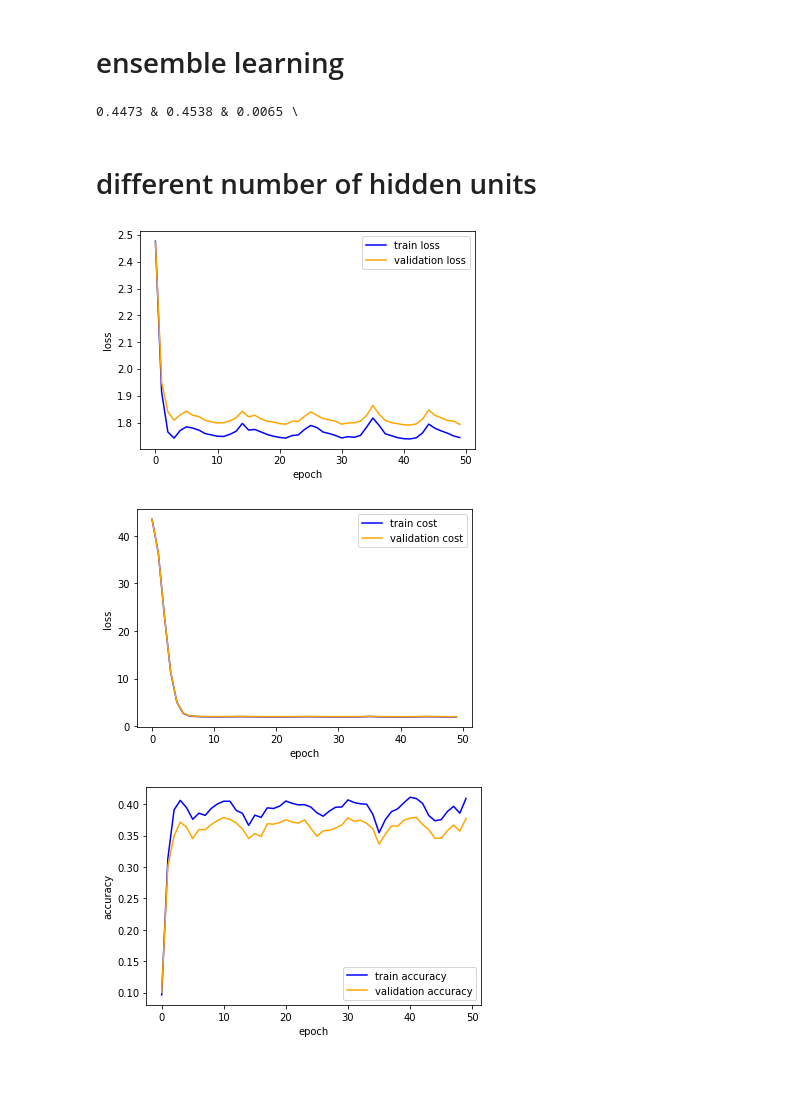
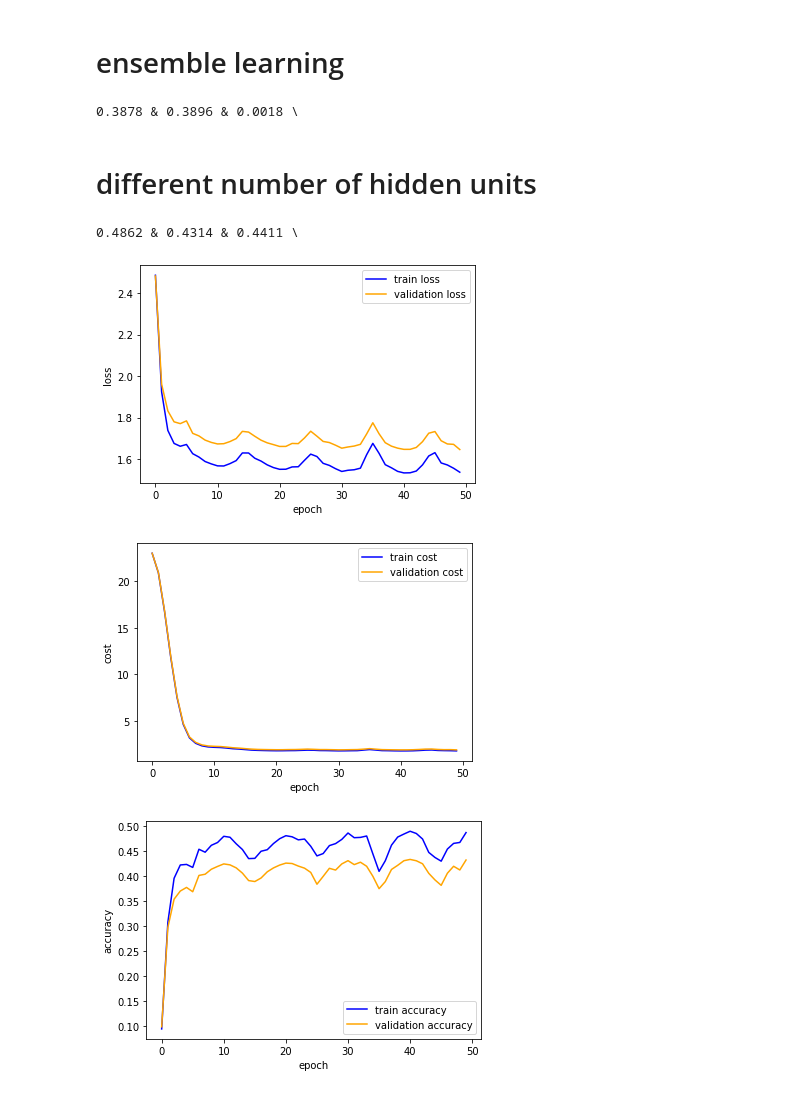
Before and after one commit to Tobi-r9/DD2424, a Jupyter notebook: Assignment2/results_bonus.ipynb, the cells around one changed output. Drawn from its saved outputs; the diff is of its cells as text; code cells hidden in the pictures.

```diff
--- a/Assignment2/results_bonus.ipynb
+++ b/Assignment2/results_bonus.ipynb
@@ -27,6 +33,6 @@ settings = [{"epochs":10, "n_batch":100, "eta_min":0.001,'eta_max':1e-1, 'ns':ns
 # %%
-layers1, hist1 = m.load_network(settings[0],'data_augmentation',True,cycle=-1)
-layers2, hist2 = m.load_network(settings[0],'no_data_augmentation',True,cycle=-1)
+layers1, hist1 = m.load_network(settings[2],'data_augmentation',True,cycle=-1)
+layers2, hist2 = m.load_network(settings[2],'no_data_augmentation',True,cycle=-1)
 test_acc = m.get_test_acc(X_test,y_test,layers1)
 test_acc2 = m.get_test_acc(X_test,y_test,layers2)
 train_loss = hist1.item()['train_loss']
@@ -102,26 +108,26 @@ plt.show()
 # ensemble learning
 # %%
 ns = 2*np.floor(X_train.shape[1]/100)
-settings = [{"epochs":10, "n_batch":100, "eta_min":0.001,'eta_max':1e-1, 'ns':ns, 'n_cycles':5, 'freq':10,'lambda':0,'seed':42},{"epochs":10, "n_batch":100, "eta_min":0.001,'eta_max':1e-1, 'ns':ns, 'n_cycles':5, 'freq':10,'lambda':0.01,'seed':42},{"epochs":10, "n_batch":100, "eta_min":0.001,'eta_max':1e-1, 'ns':ns, 'n_cycles':5, 'freq':10,'lambda':0.1,'seed':42}]
+settings = [{"epochs":10, "n_batch":100, "eta_min":1e-5,'eta_max':1e-1, 'ns':ns, 'n_cycles':5, 'freq':10,'lambda':0,'seed':42},{"epochs":10, "n_batch":100, "eta_min":1e-5,'eta_max':1e-1, 'ns':ns, 'n_cycles':5, 'freq':10,'lambda':0.01,'seed':42},{"epochs":10, "n_batch":100, "eta_min":1e-5,'eta_max':1e-1, 'ns':ns, 'n_cycles':5, 'freq':10,'lambda':0.1,'seed':42}]
 # %%
 importlib.reload(m)
-layers1, hist1 = m.load_network(settings[0],'ensemble_learning',True,cycle=-1)
+layers1, hist1 = m.load_network(settings[2],'ensemble_learning',True,cycle=-1)
 test_acc = m.get_test_acc(X_test,y_test,layers1)
 ensemble_acc = []
 l = []
 for i in range(5):
-    layers2, hist2 = m.load_network(settings[0],'ensemble_learning',True,cycle=i)
+    layers2, hist2 = m.load_network(settings[2],'ensemble_learning',True,cycle=i)
     l.append(layers2)
 ensemble_acc = m.ensemble_classification(X_test,y_test,l)
 print(f"{np.round(test_acc,5)} & {np.round(ensemble_acc,5)} & {np.round(ensemble_acc-test_acc,5)} \\ ")
 # %% [output]
-0.4473 & 0.4538 & 0.0065 \
+0.3878 & 0.3896 & 0.0018 \
 # %% [markdown]
 # different number of hidden units
 # %%
 importlib.reload(m)
-settings = [(0.001,50),(0.005,100),(0.01,200),(0.1,400)]
-GDparams = {"epochs":10, "n_batch":100, "eta_min":0.001,'eta_max':1e-1, 'ns':ns, 'n_cycles':5, 'freq':10,'lambda':settings[3][0],'seed':42}
+settings = [(0.001,50),(0.005,100),(0.01,200),(0.05,400)]
+GDparams = {"epochs":10, "n_batch":100, "eta_min":1e-5,'eta_max':1e-1, 'ns':ns, 'n_cycles':5, 'freq':10,'lambda':settings[3][0],'seed':42}
 layers, hist = m.load_network(GDparams,'test_hidden_units',True,cycle=-1)
 train_loss = hist.item()['train_loss']
 train_cost = hist.item()['train_cost']
@@ -130,30 +136,33 @@ val_cost = hist.item()['val_cost']
 train_acc = hist.item()['train_acc']
 val_acc = hist.item()['val_acc']
 test_acc = m.get_test_acc(X_test,y_test,layers)
+print(f"{np.round(train_acc[-1],5)} & {np.round(val_acc[-1],5)} & {np.round(test_acc,5)} \\ ")
+# %% [output]
+0.4862 & 0.4314 & 0.4411 \
 # %%
 plt.plot(train_loss,color='blue')
 plt.plot(val_loss,color='orange')
 plt.xlabel('epoch')
 plt.ylabel('loss')
 plt.legend(['train loss','validation loss'])
 plt.show()
 
 
 plt.plot(train_cost,color='blue')
 plt.plot(val_cost,color='orange')
 plt.xlabel('epoch')
-plt.ylabel('loss')
+plt.ylabel('cost')
 plt.legend(['train cost','validation cost'])
 plt.show()
 
 
 plt.plot(train_acc,color='blue')
 plt.plot(val_acc,color='orange')
 plt.xlabel('epoch')
 plt.ylabel('accuracy')
 plt.legend(['train accuracy','validation accuracy'])
 plt.show()
 # %% [output]
-[figure, old version]
+[figure, new version]
-[figure, old version]
+[figure, new version]
-[figure, old version]
+[figure, new version]
```
Also changed, not shown: parts of 5 cells of this notebook, 12 other files.
